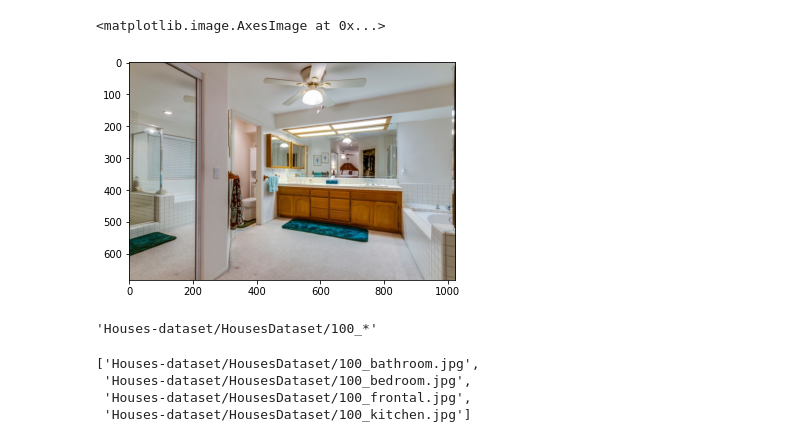
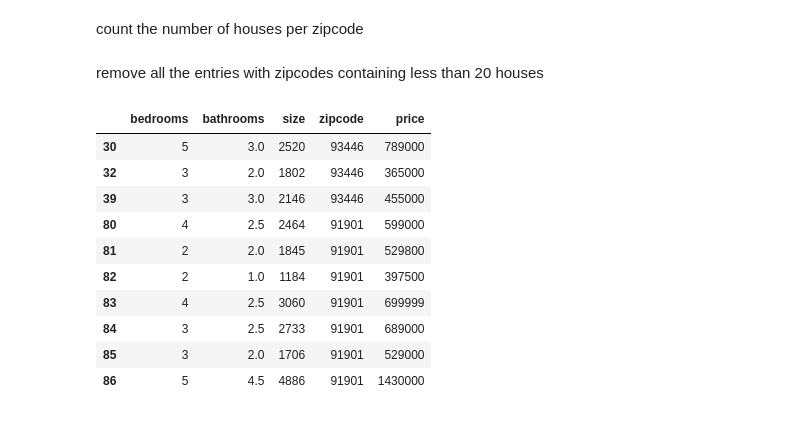
Before and after one commit to hikmatfarhat-ndu/CSC645, a Jupyter notebook: 6zMixedData.ipynb, the cells around one changed output. Saved outputs shown, nothing was run; the diff lists cells and outputs as text; code cells hidden in the pictures.

```diff
--- a/6zMixedData.ipynb
+++ b/6zMixedData.ipynb
@@ -53,5 +30,0 @@ img=plt.imread("Houses-dataset/HousesDataset/"+"100_bathroom.jpg")
-# %%
-plt.imshow(img)
-# %% [output]
-<matplotlib.image.AxesImage at 0x...>
-[figure, removed]
@@ -62,4 +30,0 @@ basePath=os.path.sep.join([base,"{}_*".format(100)])
-# %%
-basePath
-# %% [output]
-'Houses-dataset/HousesDataset/100_*'
@@ -68,9 +31,28 @@ import glob
-# %%
-sorted(glob.glob(basePath))
-# %% [output]
-['Houses-dataset/HousesDataset/100_bathroom.jpg',
- 'Houses-dataset/HousesDataset/100_bedroom.jpg',
- 'Houses-dataset/HousesDataset/100_frontal.jpg',
- 'Houses-dataset/HousesDataset/100_kitchen.jpg']
+# %% [markdown]
+count the number of houses per zipcode
+# %%
+zipcodes=df['zipcode'].value_counts().keys().tolist()
+counts=df['zipcode'].value_counts().tolist()
+# %% [markdown]
+remove all the entries with zipcodes containing less than 20 houses
+# %%
+for count,zipcode in zip(counts,zipcodes):
+  if count<20:
+    idx=df[df['zipcode']==zipcode].index
+    df.drop(idx,inplace=True)
+# %%
+df[0:10]
+# %% [output]
+|  | bedrooms | bathrooms | size | zipcode | price |
+| 30 | 5 | 3.0 | 2520 | 93446 | 789000 |
+| 32 | 3 | 2.0 | 1802 | 93446 | 365000 |
+| 39 | 3 | 3.0 | 2146 | 93446 | 455000 |
+| 80 | 4 | 2.5 | 2464 | 91901 | 599000 |
+| 81 | 2 | 2.0 | 1845 | 91901 | 529800 |
+| 82 | 2 | 1.0 | 1184 | 91901 | 397500 |
+| 83 | 4 | 2.5 | 3060 | 91901 | 699999 |
+| 84 | 3 | 2.5 | 2733 | 91901 | 689000 |
+| 85 | 3 | 2.0 | 1706 | 91901 | 529000 |
+| 86 | 5 | 4.5 | 4886 | 91901 | 1430000 |
 # %%
 import cv2
```
Also changed, not shown: parts of 24 cells of this notebook.
